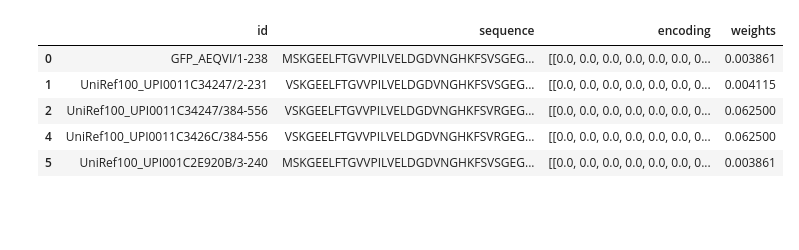
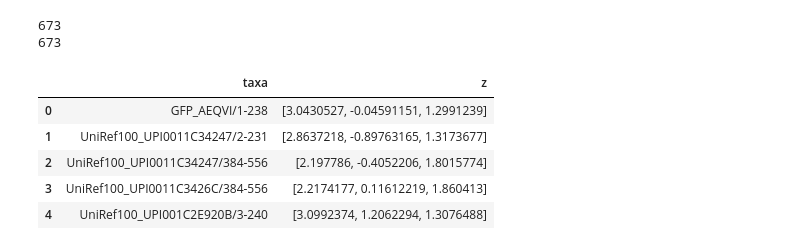
Before and after one commit to SebPorras/MAP_VAE, a Jupyter notebook: notebooks/correlations.ipynb, the cells around one changed output. Saved outputs shown, nothing was run; the diff lists cells and outputs as text; code cells hidden in the pictures; blank space fills up the shorter version.

```diff
--- a/notebooks/correlations.ipynb
+++ b/notebooks/correlations.ipynb
@@ -9,11 +9,11 @@ import numpy as np
 
 pd.set_option("display.max_rows", None)
 # %%
-extants_aln = pd.read_pickle("../data/gfp/GFP_AEQVI_full_04-29-2022_b08_extants_no_syn_no_dupes.pkl")
+extants_aln = pd.read_pickle("../data/gfp/GFP_AEQVI_full_04-29-2022_b08_ancestors_extants_no_syn_no_dupes.pkl")
 
 train_dataset = MSA_Dataset(extants_aln["encoding"], extants_aln["weights"], extants_aln["id"])
 train_loader = torch.utils.data.DataLoader(
-    train_dataset, batch_size=1, shuffle=False
+    train_dataset, batch_size=8, shuffle=False
 )
 
 SEQ_LEN = 0
@@ -52,10 +52,6 @@ config={
 }
 
 
-train_dataset = MSA_Dataset(extants_aln["encoding"], extants_aln["weights"], extants_aln["id"])
-train_loader = torch.utils.data.DataLoader(
-    train_dataset, batch_size=4, shuffle=False
-)
 
 SEQ_LEN = 0
 BATCH_ZERO = 0
@@ -64,7 +60,7 @@ seq_len = train_dataset[BATCH_ZERO][SEQ_ZERO].shape[SEQ_LEN]
 input_dims = seq_len * 21
 
 model = SeqVAETest(input_dims, 3, hidden_dims=config["hidden_dims"], config=config)
-model.load_state_dict(torch.load("../data/gfp/model_weights/gfp_extants_no_duplicates_model_state.pt"))
+model.load_state_dict(torch.load("../data/gfp/model_weights/ancestors_extants_no_duplicates_gfp_model_state.pt"))
 model.eval()
 # %% [output]
 SeqVAETest(
@@ -87,12 +83,50 @@ SeqVAETest(
 # %%
 sub = extants_aln.head()
 ens = np.stack([x.flatten() for x in sub['encoding'].values])
+sub
 
-sub
+
+names = []
+z_vals = []
+
+count = 0
+sample_size = 100
+# SAMPLE Z VALUES FROM THE MODEL FOR EACH EXTANT
+for encoding, weights, name in train_loader:
+    #print(encoding.shape)
+
+    encoding = torch.flatten(encoding, start_dim=1)
+    #print(encoding.shape)
+    num_samples = 3
+    encoding = encoding.expand(num_samples, encoding.shape[0], encoding.shape[1])
+    #print(encoding.shape)
+    #print(encoding.shape)
+    z_mu, z_logvar = model.encode(encoding.float())
+    z_samples = model.reparameterise(z_mu, z_logvar)
+    #print(z_samples.shape)
+    #print(z_samples[:, 0, :])
+    mean_z = torch.mean(z_samples, dim=0)
+    #print(mean_z.shape)
+    #print(mean_z[0, :])
+    #print(list(name))
+    #print(mean_z)
+
+    names.extend(name)
+    z_vals.extend(mean_z.detach().numpy())
+
+
+
+
+print(len(names))
+print(len(z_vals))
+id_to_z = pd.DataFrame({"taxa": names, "z": z_vals})
+id_to_z.head()
 # %% [output]
+673
+673
-|  | id | sequence | encoding | weights |
-| 0 | GFP_AEQVI/1-238 | MSKGEELFTGVVPILVELDGDVNGHKFSVSGEG... | [[0.0, 0.0, 0.0, 0.0, 0.0, 0.0, 0... | 0.003861 |
-| 1 | UniRef100_UPI0011C34247/2-231 | VSKGEELFTGVVPILVELDGDVNGHKFSVSGEG... | [[0.0, 0.0, 0.0, 0.0, 0.0, 0.0, 0... | 0.004115 |
-| 2 | UniRef100_UPI0011C34247/384-556 | VSKGEELFTGVVPILVELDGDVNGHKFSVRGEG... | [[0.0, 0.0, 0.0, 0.0, 0.0, 0.0, 0... | 0.062500 |
-| 4 | UniRef100_UPI0011C3426C/384-556 | VSKGEELFTGVVPILVELDGDVNGHKFSVRGEG... | [[0.0, 0.0, 0.0, 0.0, 0.0, 0.0, 0... | 0.062500 |
-| 5 | UniRef100_UPI001C2E920B/3-240 | MSKGEELFTGVVPILVELDGDVNGHKFSVSGEG... | [[0.0, 0.0, 0.0, 0.0, 0.0, 0.0, 0... | 0.003861 |
+|  | taxa | z |
+| 0 | GFP_AEQVI/1-238 | [3.0430527, -0.04591151, 1.2991239] |
+| 1 | UniRef100_UPI0011C34247/2-231 | [2.8637218, -0.89763165, 1.3173677] |
+| 2 | UniRef100_UPI0011C34247/384-556 | [2.197786, -0.4052206, 1.8015774] |
+| 3 | UniRef100_UPI0011C3426C/384-556 | [2.2174177, 0.11612219, 1.860413] |
+| 4 | UniRef100_UPI001C2E920B/3-240 | [3.0992374, 1.2062294, 1.3076488] |
```
Also changed, not shown: parts of 12 cells of this notebook, 3 other files.
